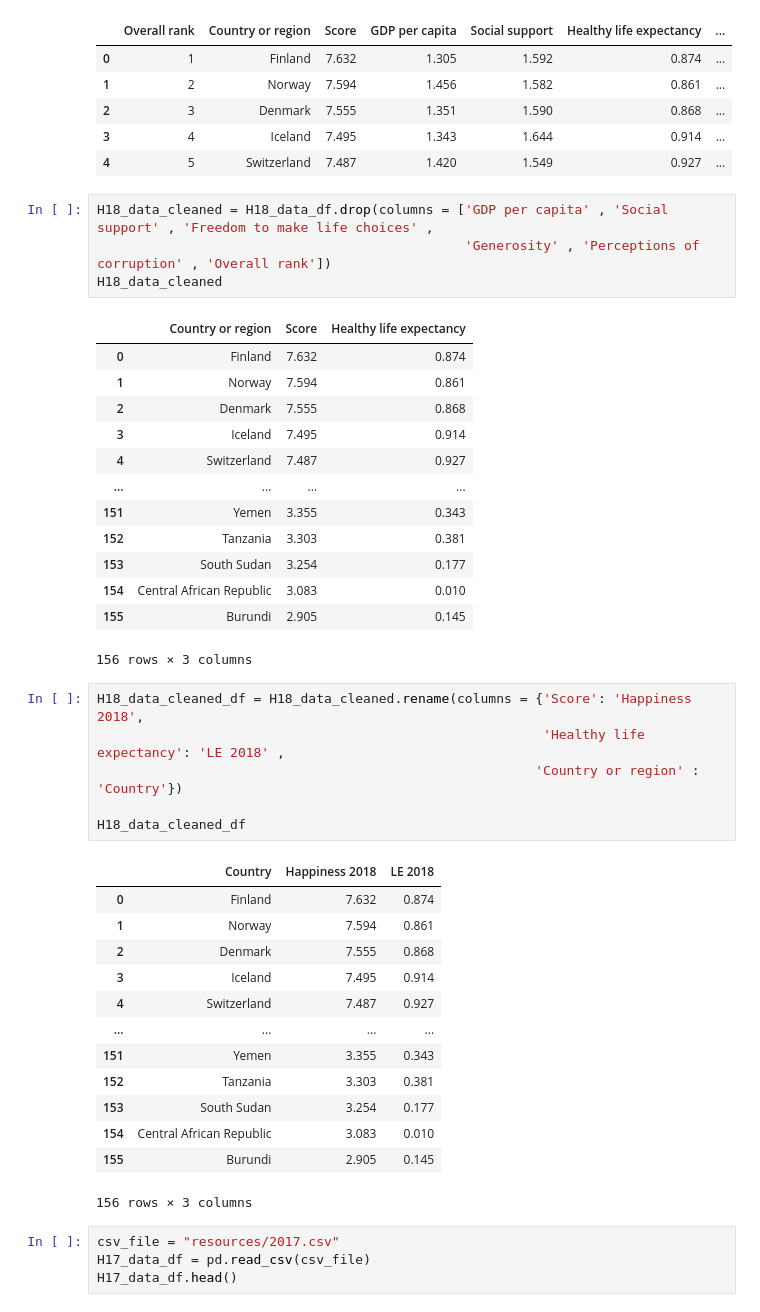
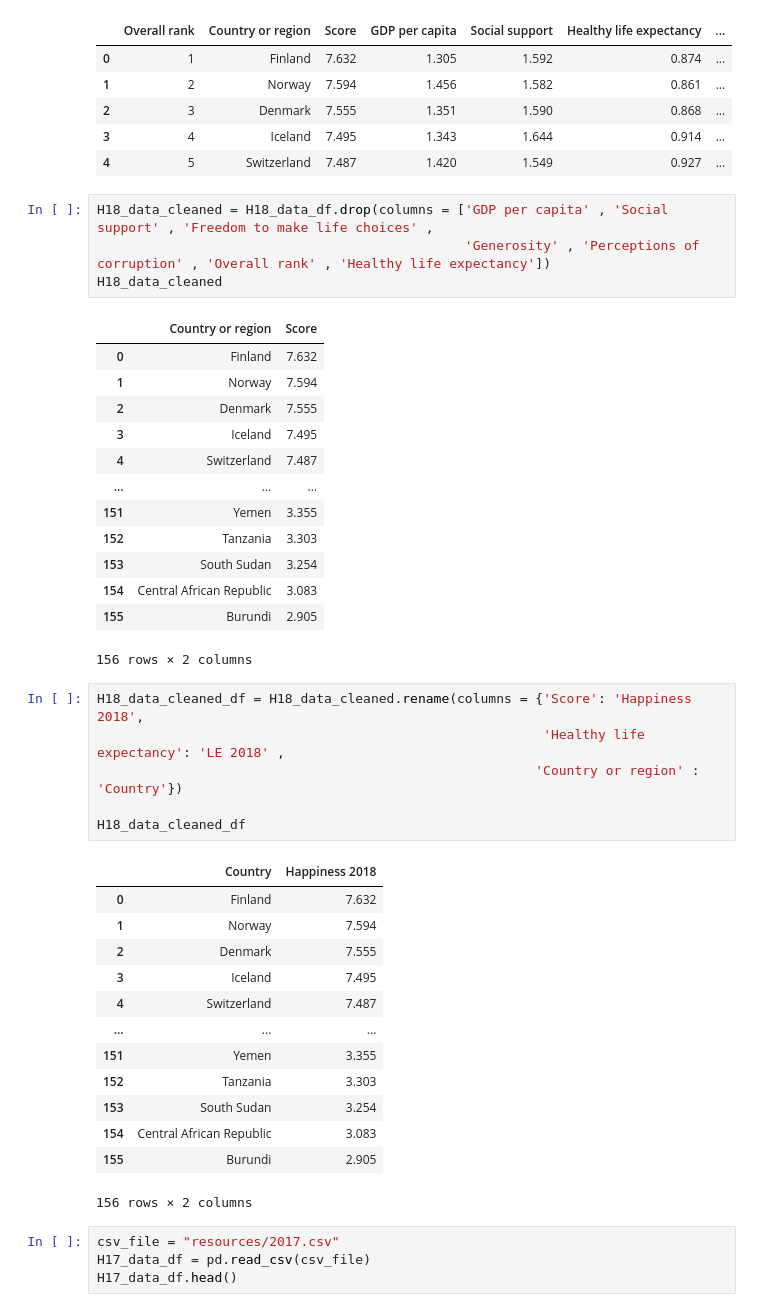
Before and after one commit to thn22/Dedupeanalytics, a Jupyter notebook: Dedupeanalytics.ipynb, the cells around one changed output. Drawn from its saved outputs; the diff is of its cells as text.

```diff
--- a/Dedupeanalytics.ipynb
+++ b/Dedupeanalytics.ipynb
@@ -85,22 +148,22 @@ H18_data_df.head()
 | 4 | 5 | Switzerland | 7.487 | 1.420 | 1.549 | 0.927 | ... |
 # %%
 H18_data_cleaned = H18_data_df.drop(columns = ['GDP per capita' , 'Social support' , 'Freedom to make life choices' ,
-                                               'Generosity' , 'Perceptions of corruption' , 'Overall rank'])
+                                               'Generosity' , 'Perceptions of corruption' , 'Overall rank' , 'Healthy life expectancy'])
 H18_data_cleaned
 # %% [output]
-|  | Country or region | Score | Healthy life expectancy |
-| 0 | Finland | 7.632 | 0.874 |
-| 1 | Norway | 7.594 | 0.861 |
-| 2 | Denmark | 7.555 | 0.868 |
-| 3 | Iceland | 7.495 | 0.914 |
-| 4 | Switzerland | 7.487 | 0.927 |
-| ... | ... | ... | ... |
-| 151 | Yemen | 3.355 | 0.343 |
-| 152 | Tanzania | 3.303 | 0.381 |
-| 153 | South Sudan | 3.254 | 0.177 |
-| 154 | Central African Republic | 3.083 | 0.010 |
-| 155 | Burundi | 2.905 | 0.145 |
+|  | Country or region | Score |
+| 0 | Finland | 7.632 |
+| 1 | Norway | 7.594 |
+| 2 | Denmark | 7.555 |
+| 3 | Iceland | 7.495 |
+| 4 | Switzerland | 7.487 |
+| ... | ... | ... |
+| 151 | Yemen | 3.355 |
+| 152 | Tanzania | 3.303 |
+| 153 | South Sudan | 3.254 |
+| 154 | Central African Republic | 3.083 |
+| 155 | Burundi | 2.905 |
-156 rows × 3 columns
+156 rows × 2 columns
 # %%
 H18_data_cleaned_df = H18_data_cleaned.rename(columns = {'Score': 'Happiness 2018',
                                                          'Healthy life expectancy': 'LE 2018' ,
@@ -108,19 +171,19 @@ H18_data_cleaned_df = H18_data_cleaned.rename(columns = {'Score': 'Happiness 201
 
 H18_data_cleaned_df
 # %% [output]
-|  | Country | Happiness 2018 | LE 2018 |
-| 0 | Finland | 7.632 | 0.874 |
-| 1 | Norway | 7.594 | 0.861 |
-| 2 | Denmark | 7.555 | 0.868 |
-| 3 | Iceland | 7.495 | 0.914 |
-| 4 | Switzerland | 7.487 | 0.927 |
-| ... | ... | ... | ... |
-| 151 | Yemen | 3.355 | 0.343 |
-| 152 | Tanzania | 3.303 | 0.381 |
-| 153 | South Sudan | 3.254 | 0.177 |
-| 154 | Central African Republic | 3.083 | 0.010 |
-| 155 | Burundi | 2.905 | 0.145 |
+|  | Country | Happiness 2018 |
+| 0 | Finland | 7.632 |
+| 1 | Norway | 7.594 |
+| 2 | Denmark | 7.555 |
+| 3 | Iceland | 7.495 |
+| 4 | Switzerland | 7.487 |
+| ... | ... | ... |
+| 151 | Yemen | 3.355 |
+| 152 | Tanzania | 3.303 |
+| 153 | South Sudan | 3.254 |
+| 154 | Central African Republic | 3.083 |
+| 155 | Burundi | 2.905 |
-156 rows × 3 columns
+156 rows × 2 columns
 # %%
 csv_file = "resources/2017.csv"
 H17_data_df = pd.read_csv(csv_file)
```
Also changed, not shown: parts of 14 cells of this notebook, 1 other file.
